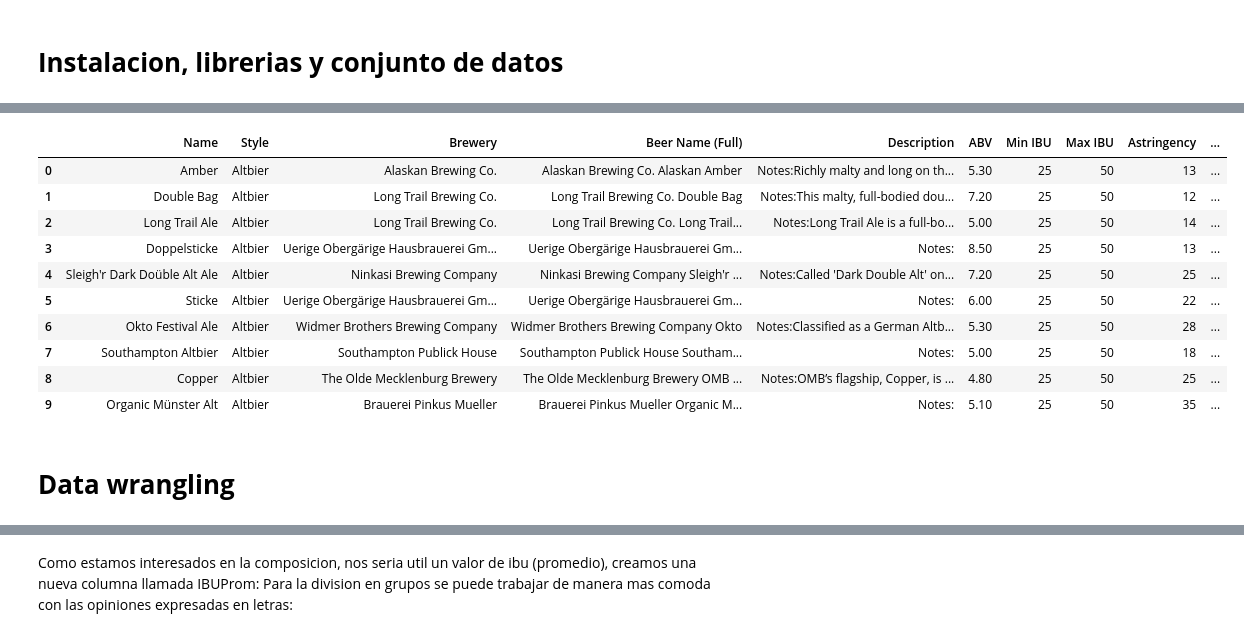
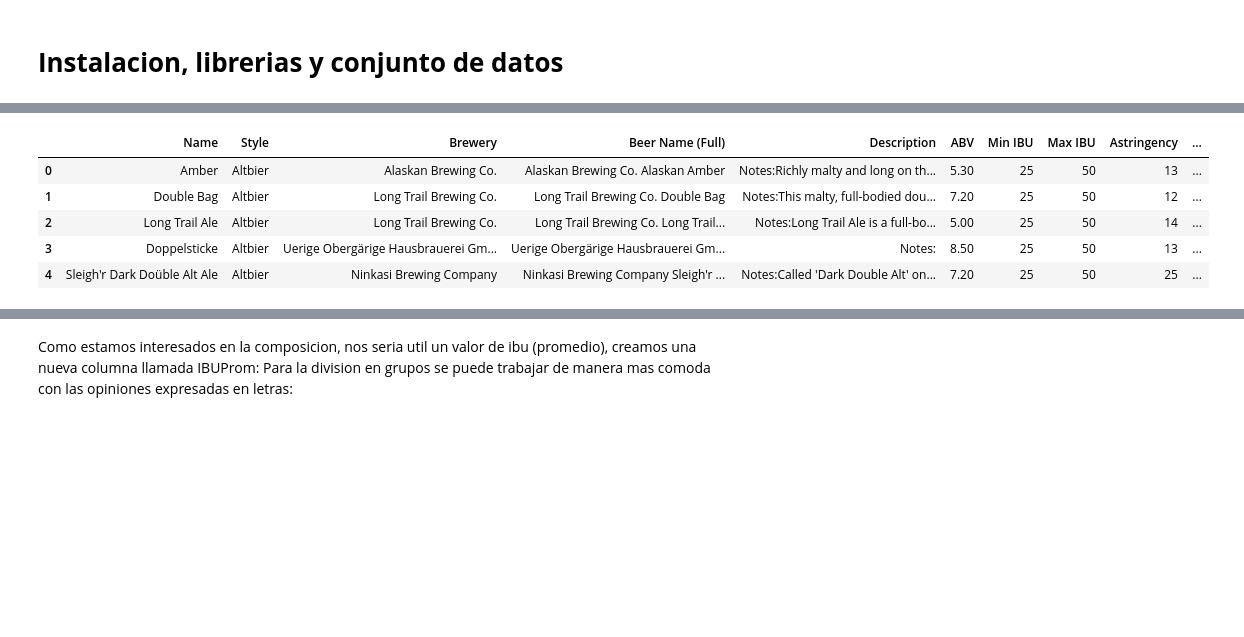
Before and after one commit to RodrigoLarroca/Beer, a Jupyter notebook: Prediccion_Cervezas_Larroca.ipynb, the cells around one changed output, grey strips where cells are left out. Drawn from its saved outputs; the diff is of its cells as text; code cells hidden in the pictures; blank space fills up the shorter version.

```diff
--- a/Prediccion_Cervezas_Larroca.ipynb
+++ b/Prediccion_Cervezas_Larroca.ipynb
@@ -162,20 +164,13 @@ import warnings
 plt.style.use('ggplot')
 sns.set(style="darkgrid")
 # %%
-beer = data = pd.read_csv('beer.csv')
+beer= data = pd.read_csv('C:\\Users\\rodri\\OneDrive\\Datos adjuntos\\Documentos\\Proyectos personales - DATA\\Datasets\\beer.csv')
 pd.options.display.max_columns = None
-beer.head(10)
+beer.head(5)
 # %% [output]
 |  | Name | Style | Brewery | Beer Name (Full) | Description | ABV | Min IBU | Max IBU | Astringency | ... |
 | 0 | Amber | Altbier | Alaskan Brewing Co. | Alaskan Brewing Co. Alaskan Amber | Notes:Richly malty and long on th... | 5.30 | 25 | 50 | 13 | ... |
 | 1 | Double Bag | Altbier | Long Trail Brewing Co. | Long Trail Brewing Co. Double Bag | Notes:This malty, full-bodied dou... | 7.20 | 25 | 50 | 12 | ... |
 | 2 | Long Trail Ale | Altbier | Long Trail Brewing Co. | Long Trail Brewing Co. Long Trail... | Notes:Long Trail Ale is a full-bo... | 5.00 | 25 | 50 | 14 | ... |
 | 3 | Doppelsticke | Altbier | Uerige Obergärige Hausbrauerei Gm... | Uerige Obergärige Hausbrauerei Gm... | Notes: | 8.50 | 25 | 50 | 13 | ... |
 | 4 | Sleigh'r Dark Doüble Alt Ale | Altbier | Ninkasi Brewing Company | Ninkasi Brewing Company Sleigh'r ... | Notes:Called 'Dark Double Alt' on... | 7.20 | 25 | 50 | 25 | ... |
-| 5 | Sticke | Altbier | Uerige Obergärige Hausbrauerei Gm... | Uerige Obergärige Hausbrauerei Gm... | Notes: | 6.00 | 25 | 50 | 22 | ... |
-| 6 | Okto Festival Ale | Altbier | Widmer Brothers Brewing Company | Widmer Brothers Brewing Company Okto | Notes:Classified as a German Altb... | 5.30 | 25 | 50 | 28 | ... |
-| 7 | Southampton Altbier | Altbier | Southampton Publick House | Southampton Publick House Southam... | Notes: | 5.00 | 25 | 50 | 18 | ... |
-| 8 | Copper | Altbier | The Olde Mecklenburg Brewery | The Olde Mecklenburg Brewery OMB ... | Notes:OMB’s flagship, Copper, is ... | 4.80 | 25 | 50 | 25 | ... |
-| 9 | Organic Münster Alt | Altbier | Brauerei Pinkus Mueller | Brauerei Pinkus Mueller Organic M... | Notes: | 5.10 | 25 | 50 | 35 | ... |
-# %% [markdown]
-# **Data wrangling**
```
Also changed, not shown: parts of 216 cells of this notebook.
